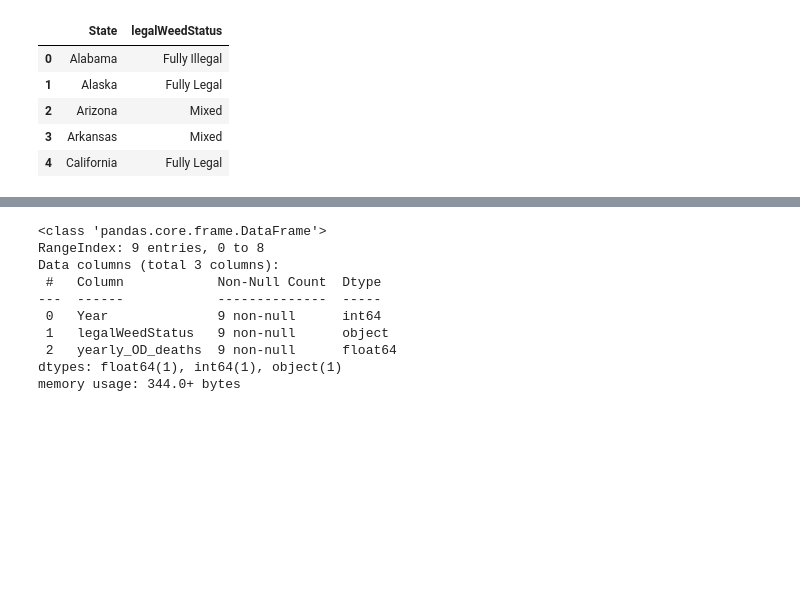
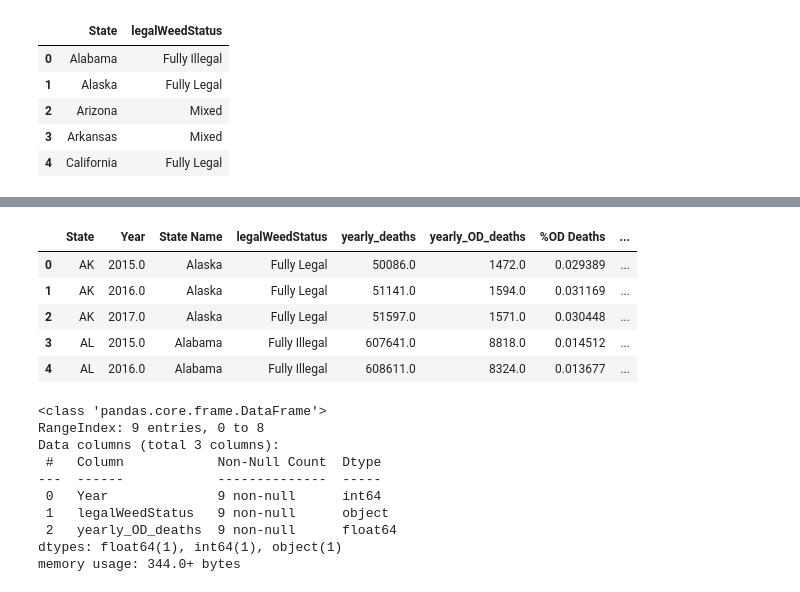
Before and after one commit to caravella483/Project2, a Jupyter notebook: jasonc/static/data/data.ipynb, the cells around one changed output, grey strips where cells are left out. Saved outputs shown, nothing was run; the diff lists cells and outputs as text; code cells hidden in the pictures; blank space fills up the shorter version.

Commit message:
-state info

```diff
--- a/jasonc/static/data/data.ipynb
+++ b/jasonc/static/data/data.ipynb
@@ -529 +537,4 @@ dtypes: float64(2), int64(1), object(3)
 memory usage: 7.3+ KB
+# %%
+###od deaths / yearly deaths
+state_od_td_yr['%OD Deaths'] = state_od_td_yr['yearly_OD_deaths']/state_od_td_yr['yearly_deaths']
@@ -543,6 +571,6 @@ dtypes: float64(1), object(3)
 memory usage: 6.0+ KB
 # %%
 ##Join MVR deaths to yearly deaths by state
-state_total_yr = state_od_td_yr.join(mvr_state.set_index(['Year','State']), on = ['Year','State'], how='left')
+state_total_yr = state_od_td_yr.join(mvr_state.set_index(['Year','State','legalWeedStatus']), on = ['Year','State Name','legalWeedStatus'], how='left')
 state_total_yr.info()
 # %% [output]
@@ -550,3 +595,12 @@ ValueError: You are trying to merge on int64 and object columns. If you wish to
+# %%
+state_total_yr.head()
+# %% [output]
+|  | State | Year | State Name | legalWeedStatus | yearly_deaths | yearly_OD_deaths | %OD Deaths | ... |
+| 0 | AK | 2015.0 | Alaska | Fully Legal | 50086.0 | 1472.0 | 0.029389 | ... |
+| 1 | AK | 2016.0 | Alaska | Fully Legal | 51141.0 | 1594.0 | 0.031169 | ... |
+| 2 | AK | 2017.0 | Alaska | Fully Legal | 51597.0 | 1571.0 | 0.030448 | ... |
+| 3 | AL | 2015.0 | Alabama | Fully Illegal | 607641.0 | 8818.0 | 0.014512 | ... |
+| 4 | AL | 2016.0 | Alabama | Fully Illegal | 608611.0 | 8324.0 | 0.013677 | ... |
 # %%
 #####od's by legal status####
 # %%
```
Also changed, not shown: parts of 35 cells of this notebook, 4 other files.
